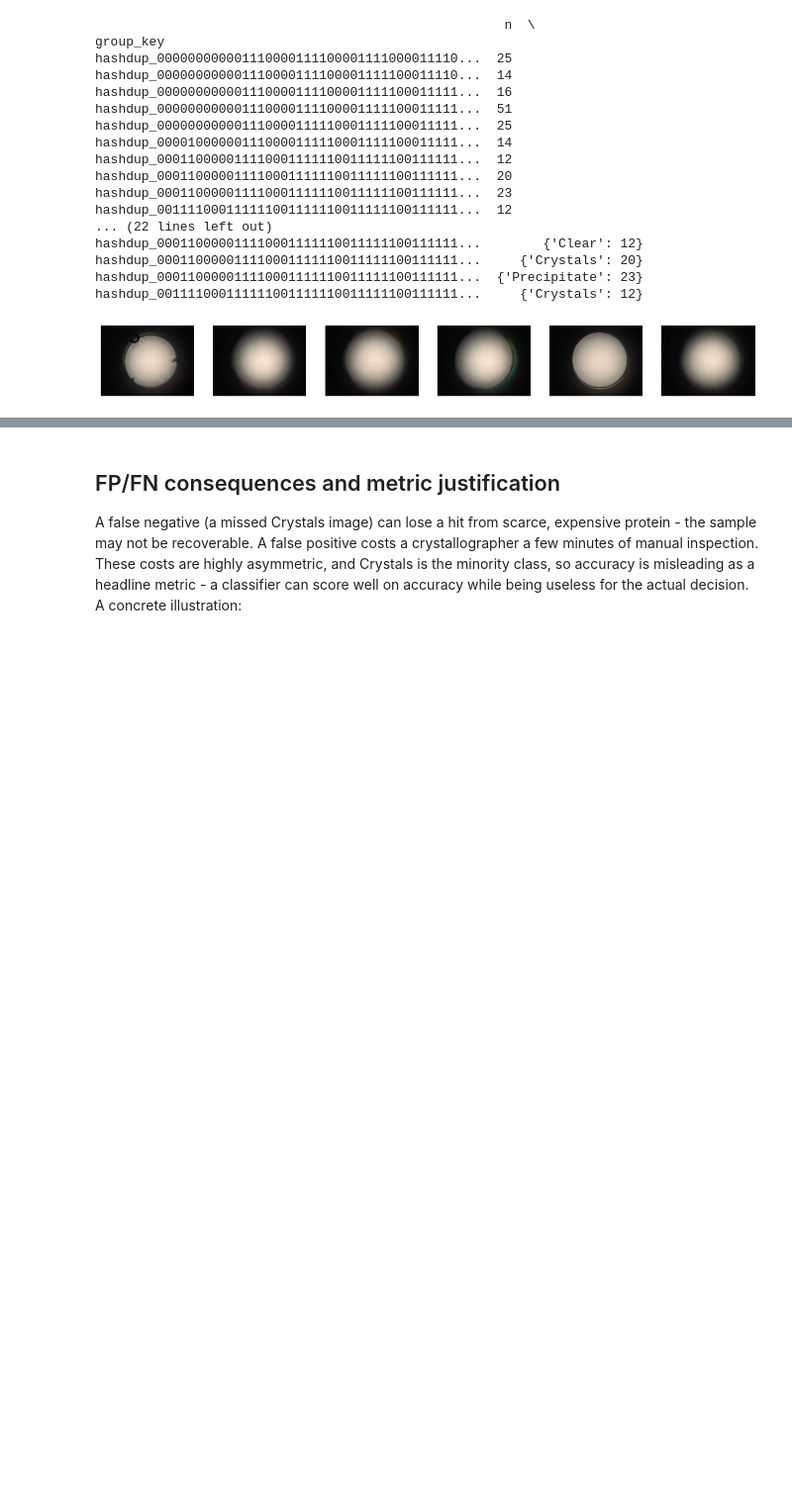
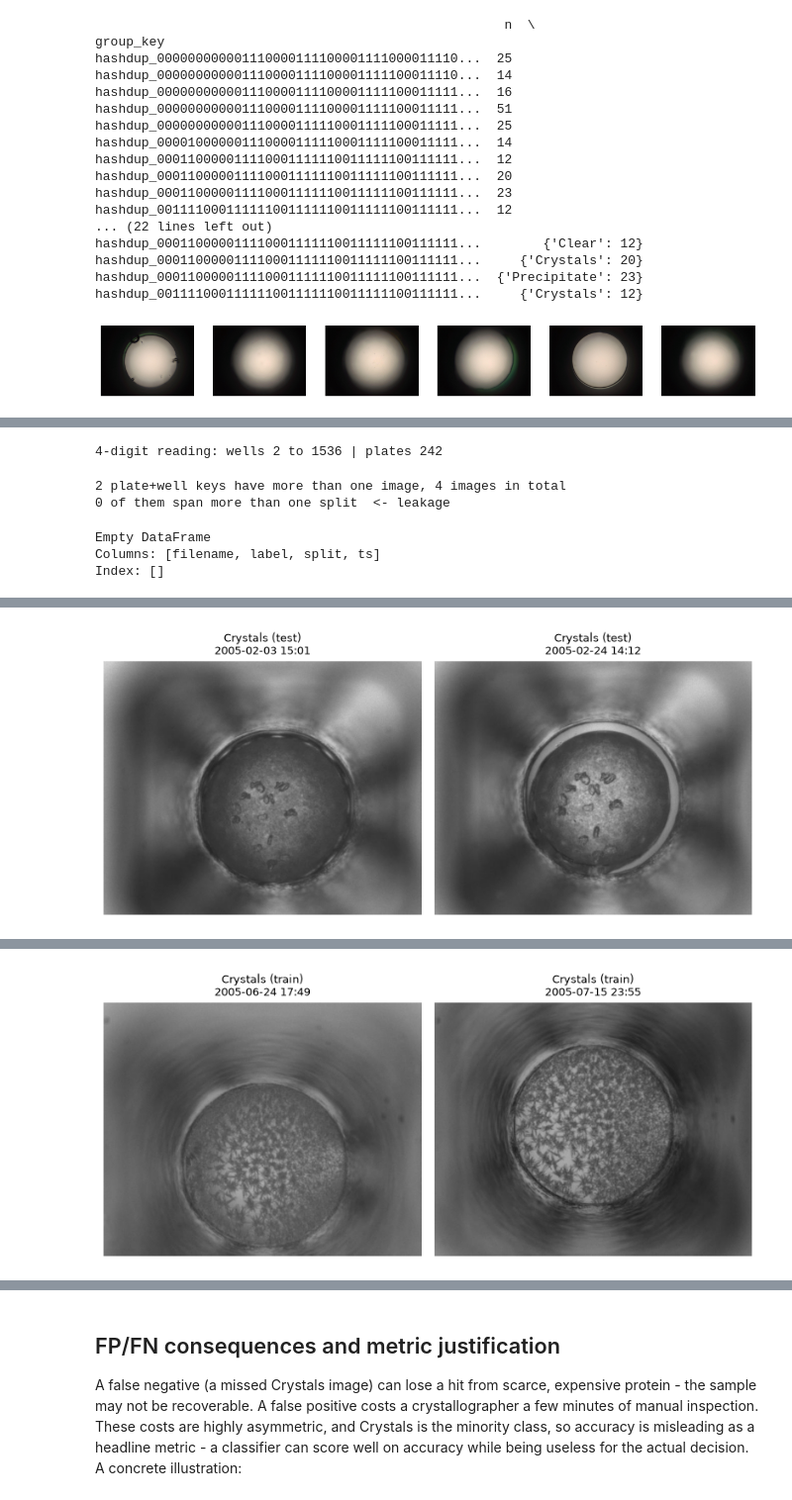
Before and after one commit to chamikaKity/Automated-Triage-of-Protein-Crystallisation-Images, a Jupyter notebook: notebooks/01_eda.ipynb, the cells around one changed output, grey strips where cells are left out. Shown at 99% size. Saved outputs shown, nothing was run; the diff lists cells and outputs as text; code cells hidden in the pictures; blank space fills up the shorter version.

```diff
--- a/notebooks/01_eda.ipynb
+++ b/notebooks/01_eda.ipynb
@@ -211,6 +211,8 @@ def group_tier(key: str) -> str:
         return "near-duplicate hash group (no filename info)"
     if key.startswith("plate"):
         return "plate+well filename pattern"
+    if key.startswith("X"):
+        return "X-pattern filename (plate+well+timestamp)"
     return "hash+well filename pattern"
 
 analysis_df["group_tier"] = analysis_df["group_key"].apply(group_tier)
@@ -411,0 +468,61 @@ print(f"{len(mixed_pw)} of 58 mixed-label groups are plate+well groups; "
+# %%
+# Why test a 4-digit well number?
+# The 10 + 3 reading (10-digit plate + 3-digit well) gave wells 0 to 999,
+# the full range of three digits, which doesn't fit cleanly:
+#   - wells normally start at 1, not 0
+#   - Hauptman-Woodward uses 1,536-well plates, so well numbers up to 1536
+#     need four digits
+# So the split may really be a 9-digit plate + 4-digit well. Test that here.
+
+w4 = x["filename"].str[10:14].astype(int)
+print("4-digit reading: wells", w4.min(), "to", w4.max(),
+      "| plates", x["filename"].str[1:10].nunique())
+
+#   X + 9-digit plate + 4-digit well + 12-digit timestamp (YYYYMMDDhhmm) + .png
+# %% [output]
+4-digit reading: wells 2 to 1536 | plates 242
+# %%
+# Step 2: look for leakage
+# Group X-format images by plate + well (9-digit plate + 4-digit well) and check
+# whether any well's images were placed in more than one split.
+# Uses all splits (train, val, test) but reads only filenames and split names.
+
+x["plate"] = x["filename"].str[1:10]
+x["well"]  = x["filename"].str[10:14].astype(int)
+x["plate_well"] = "X" + x["plate"] + "_w" + x["well"].astype(str)
+
+reps = x.groupby("plate_well").agg(n=("filename", "size"),
+                                   n_splits=("split", "nunique"),
+                                   n_labels=("label", "nunique"))
+multi = reps[reps["n"] > 1]
+print(len(multi), "plate+well keys have more than one image,",
+      multi["n"].sum(), "images in total")
+print((multi["n_splits"] > 1).sum(), "of them span more than one split  <- leakage")
+# %% [output]
+2 plate+well keys have more than one image, 4 images in total
+0 of them span more than one split  <- leakage
+# %%
+leak_keys = multi[multi["n_splits"] > 1].index
+print(x[x["plate_well"].isin(leak_keys)][["filename", "label", "split", "ts"]])
+# %% [output]
+Empty DataFrame
+Columns: [filename, label, split, ts]
+Index: []
+# %%
+import matplotlib.pyplot as plt
+from PIL import Image
+
+for key in multi.index:
+    g = x[x["plate_well"] == key].sort_values("ts")
+    print(f"\n{key}  ({len(g)} images)")
+    print(g[["filename", "label", "split", "ts"]].to_string(index=False))
+
+    fig, axes = plt.subplots(1, len(g), figsize=(4 * len(g), 3.5), squeeze=False)
+    for ax, (_, r) in zip(axes[0], g.iterrows()):
+        ax.imshow(Image.open(DATA_DIR / r["path"]))
+        ax.set_title(f"{r['label']} ({r['split']})\n{r['ts']:%Y-%m-%d %H:%M}", fontsize=9)
+        ax.axis("off")
+    plt.tight_layout()
+    fig.savefig(FIGURES_DIR / f"q1_xwell_leak_{key}.png", dpi=150, bbox_inches="tight")
+    plt.show()
+# %% [output]
@@ -411,0 +533 @@ print(f"{len(mixed_pw)} of 58 mixed-label groups are plate+well groups; "
+[figure, added]
@@ -411,0 +538 @@ print(f"{len(mixed_pw)} of 58 mixed-label groups are plate+well groups; "
+[figure, added]
```
Also changed, not shown: parts of 20 cells of this notebook, 10 other files.
